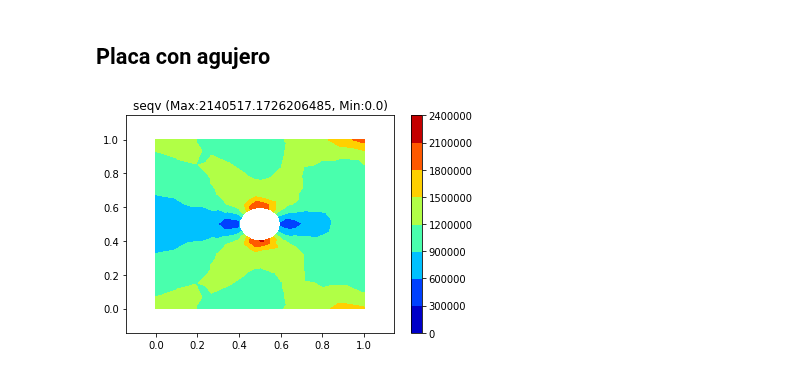
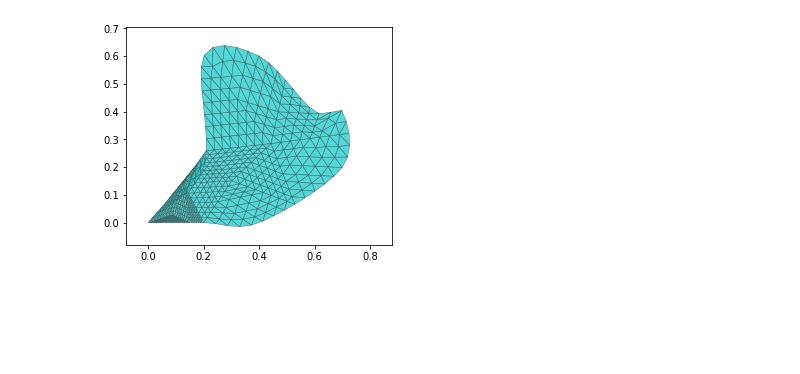
Before and after one commit to JorgeDeLosSantos/nusa, a Jupyter notebook: docs/nusa-info/es/test-lt.ipynb, the cells around one changed output. Drawn from its saved outputs; the diff is of its cells as text; code cells hidden in the pictures; blank space fills up the shorter version.

```diff
--- a/docs/nusa-info/es/test-lt.ipynb
+++ b/docs/nusa-info/es/test-lt.ipynb
@@ -162,44 +1,10 @@ TypeError: len() of unsized object
-# %% [markdown]
-## Placa con agujero
-# %%
-import nusa.mesh as nmsh
-
-md = nmsh.Modeler()
-a = md.add_rectangle((0,0),(1,1), esize=0.1)
-b = md.add_circle((0.5,0.5), 0.1, esize=0.05)
-md.substract_surfaces(a,b)
-nc, ec = md.generate_mesh()
-x,y = nc[:,0], nc[:,1]
-
-nodos = []
-elementos = []
-
-for k,nd in enumerate(nc):
-    cn = Node((x[k],y[k]))
-    nodos.append(cn)
-
-for k,elm in enumerate(ec):
-    i,j,m = int(elm[0]),int(elm[1]),int(elm[2])
-    ni,nj,nm = nodos[i],nodos[j],nodos[m]
-    ce = LinearTriangle((ni,nj,nm),200e9,0.3,0.1)
-    elementos.append(ce)
-
-m = LinearTriangleModel()
-for node in nodos: m.add_node(node)
-for elm in elementos: m.add_element(elm)
-
-# Aplicando condiciones de frontera en los extremos
-minx, maxx = min(x), max(x)
-miny, maxy = min(y), max(y)
-
-for node in nodos:
-    if node.x == minx:
-        m.add_constraint(node, ux=0, uy=0)
-    if node.x == maxx:
-        m.add_force(node, (10e3,0))
-
-#m.plot_model()
-m.solve()
-m.plot_nsol("seqv")
-# %% [output]
-[figure, removed]
+# %%
+%matplotlib inline
+from nusa import *
+from nusa.mesh import *
+
+m = Modeler()
+m.generate_mesh_from_file(r"C:\Users\delos\Documents\PX1502 - NuSA\nusa\docs\nusa-info\es\src\linear-triangle-element\simple.msh")
+m.plot_mesh()
+# %% [output]
+[figure, added]
```
Also changed, not shown: parts of 22 cells of this notebook, 11 other files.
